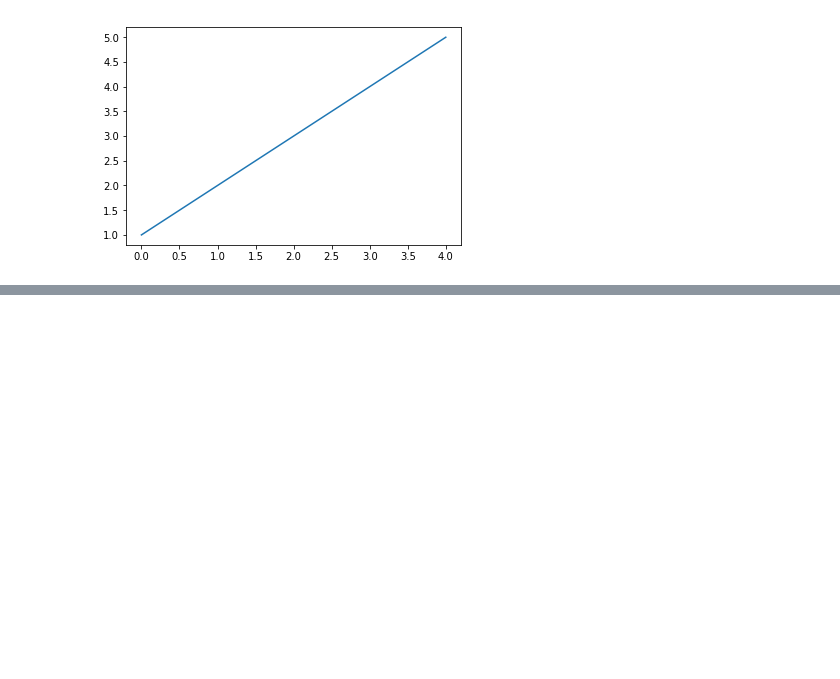
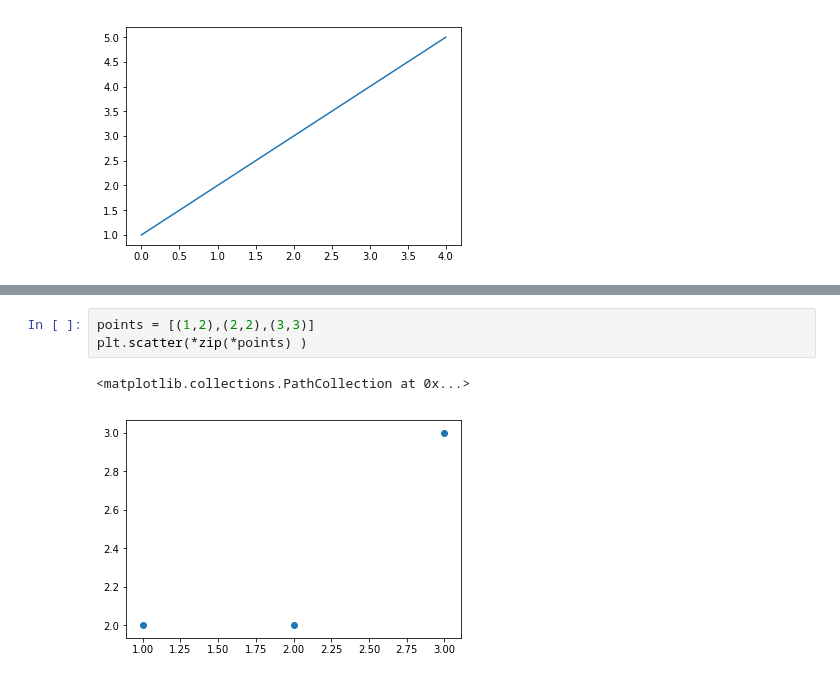
Before and after one commit to mbaddar/BTCWavelet, a Jupyter notebook: notebooks/log_returns.ipynb, the cells around one changed output, grey strips where cells are left out. Saved outputs shown, nothing was run; the diff lists cells and outputs as text; blank space fills up the shorter version.

```diff
--- a/notebooks/log_returns.ipynb
+++ b/notebooks/log_returns.ipynb
@@ -706,0 +722,6 @@ array([ 1,  0,  1,  2,  3,  4,  5,  6,  7,  8,  9, 10, 11, 12, 13, 14, 15,
+# %%
+points = [(1,2),(2,2),(3,3)]
+plt.scatter(*zip(*points) )
+# %% [output]
+<matplotlib.collections.PathCollection at 0x...>
+[figure, added]
```
Also changed, not shown: parts of 2 cells of this notebook, 3 other files.
